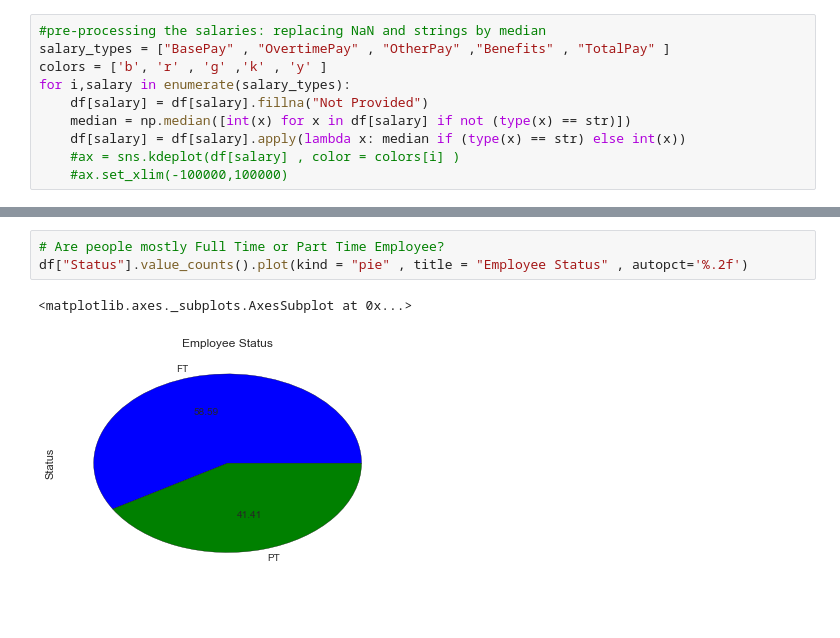
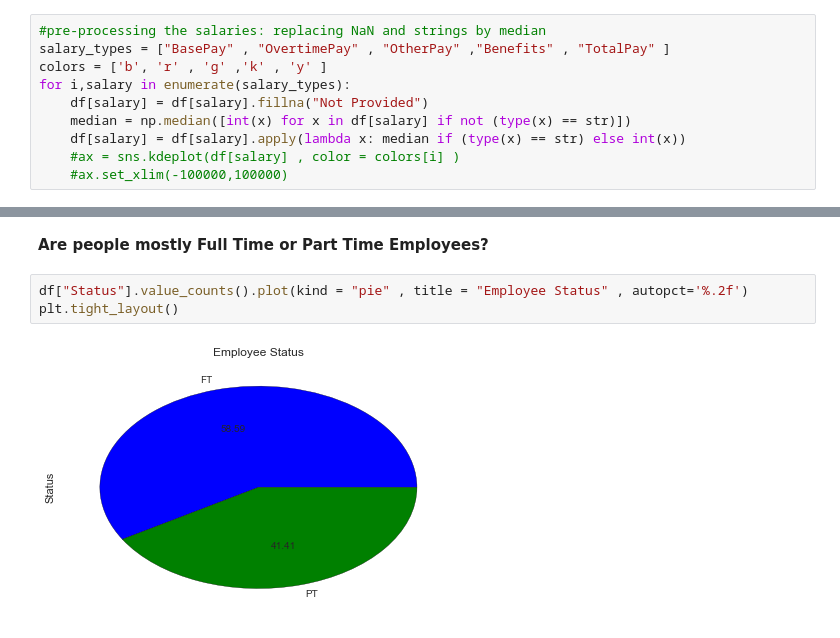
Before and after one commit to NathanBerrebbi5/Kaggle-Scripts, a Jupyter notebook: SF_Salaries/SF.salaries.ipynb, the cells around one changed output, grey strips where cells are left out. Cells and saved outputs as stored; diff of their text form; blank space fills up the shorter version.

```diff
--- a/SF_Salaries/SF.salaries.ipynb
+++ b/SF_Salaries/SF.salaries.ipynb
@@ -122,6 +130,7 @@ for job in most_freq_jobs:
+# %% [markdown]
+<b> Are people mostly Full Time or Part Time Employees? </b>
 # %%
-# Are people mostly Full Time or Part Time Employee?
 df["Status"].value_counts().plot(kind = "pie" , title = "Employee Status" , autopct='%.2f')
+plt.tight_layout()
 # %% [output]
-<matplotlib.axes._subplots.AxesSubplot at 0x...>
-[figure, old version]
+[figure, new version]
```
Also changed, not shown: parts of 15 cells of this notebook.
